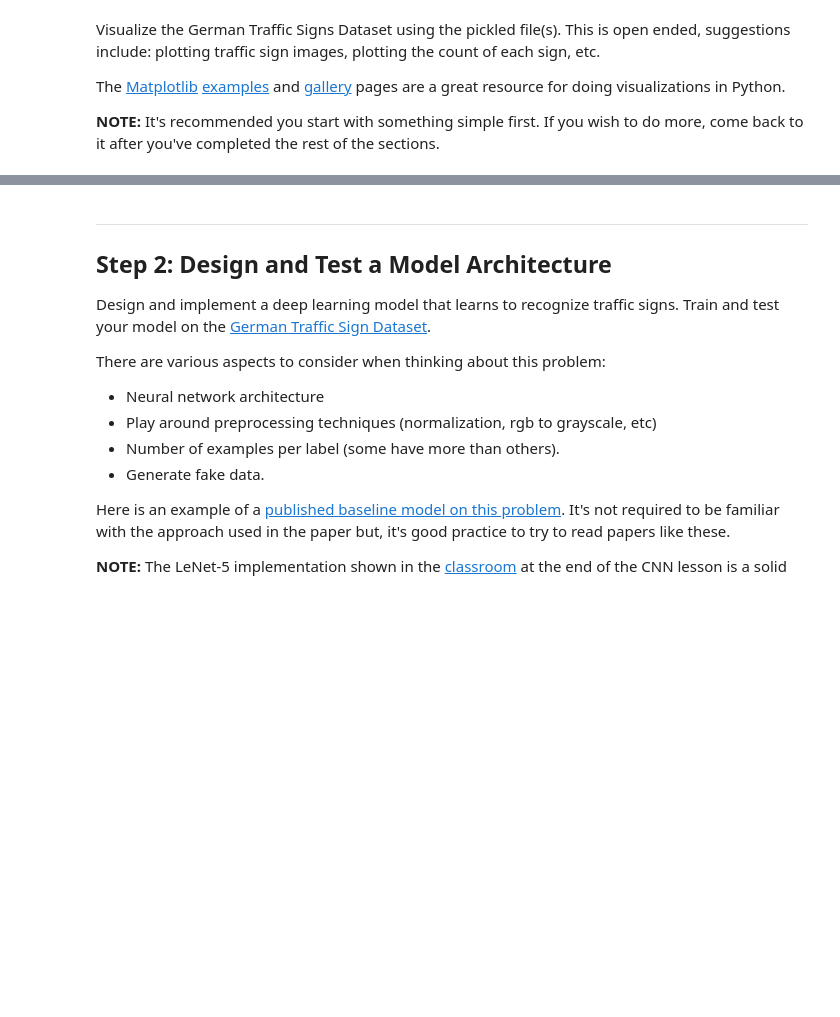
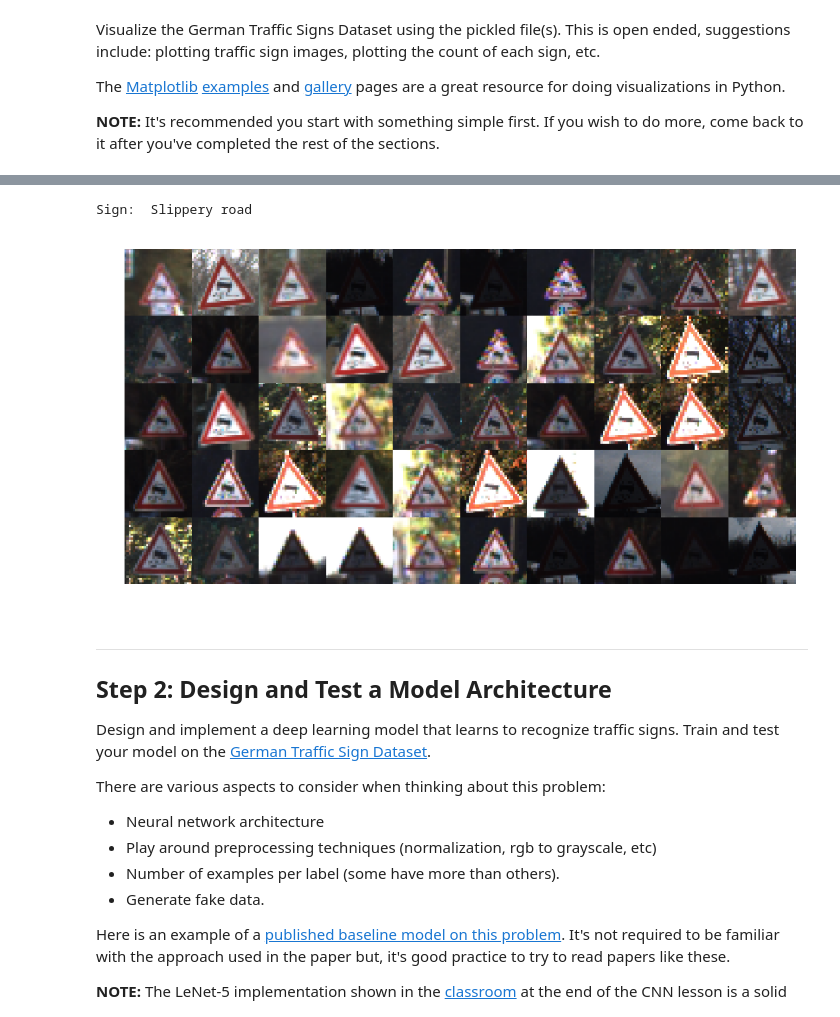
Before and after one commit to sombandy/udacity-sdc, a Jupyter notebook: carnd-projects/CarND-Traffic-Sign-Classifier-Project/Traffic_Sign_Classifier.ipynb, the cells around one changed output, grey strips where cells are left out. Cells and saved outputs as stored; diff of their text form; code cells hidden in the pictures; blank space fills up the shorter version.

```diff
--- a/carnd-projects/CarND-Traffic-Sign-Classifier-Project/Traffic_Sign_Classifier.ipynb
+++ b/carnd-projects/CarND-Traffic-Sign-Classifier-Project/Traffic_Sign_Classifier.ipynb
@@ -163,3 +169,29 @@ label id=3. label text='Speed limit (60km/h)'
+# %%
+# Visualize few images from the same class
+import matplotlib.gridspec as gridspec
+
+num_rows = 5
+num_cols = 10
+
+fig = plt.figure(figsize=(num_cols, num_rows))
+gs = gridspec.GridSpec(num_rows, num_cols, wspace=0.0, hspace=0.0)
+
+ax = [plt.subplot(gs[i]) for i in range(num_rows * num_cols)]
+
+#randomly select a label sign
+rand_idx = random.randint(0, len(label_signs) - 1)
+print("Sign: ", label_signs[rand_idx])
+
+label_indices = y_train == rand_idx
+rand_indices = np.random.randint(0, X_train[label_indices, ].shape[0],
+                                 size = num_rows * num_cols)
+
+for i, im in enumerate(X_train[label_indices, ][rand_indices, ]):
+    ax[i].axis('off')
+    ax[i].imshow(im, interpolation='nearest')
+# %% [output]
+Sign:  Slippery road
+[figure, added]
 # %% [markdown]
 ----
 
```
Also changed, not shown: parts of 33 cells of this notebook, 8 other files.
